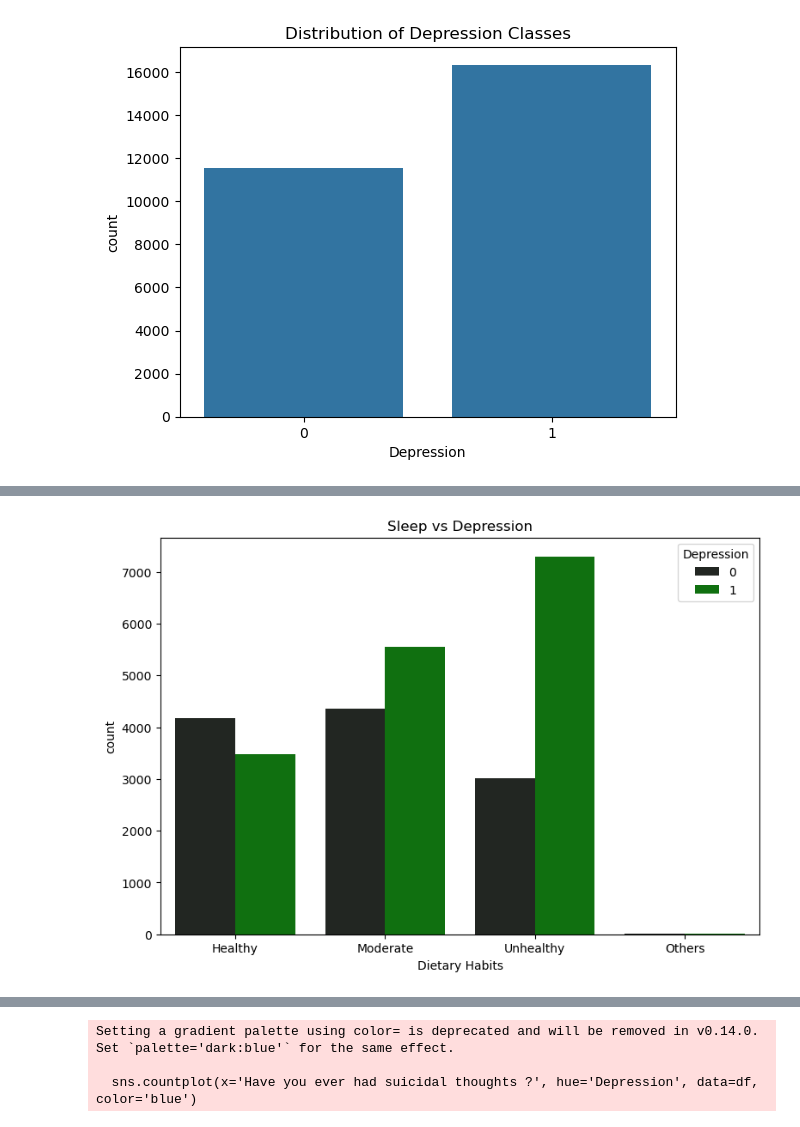
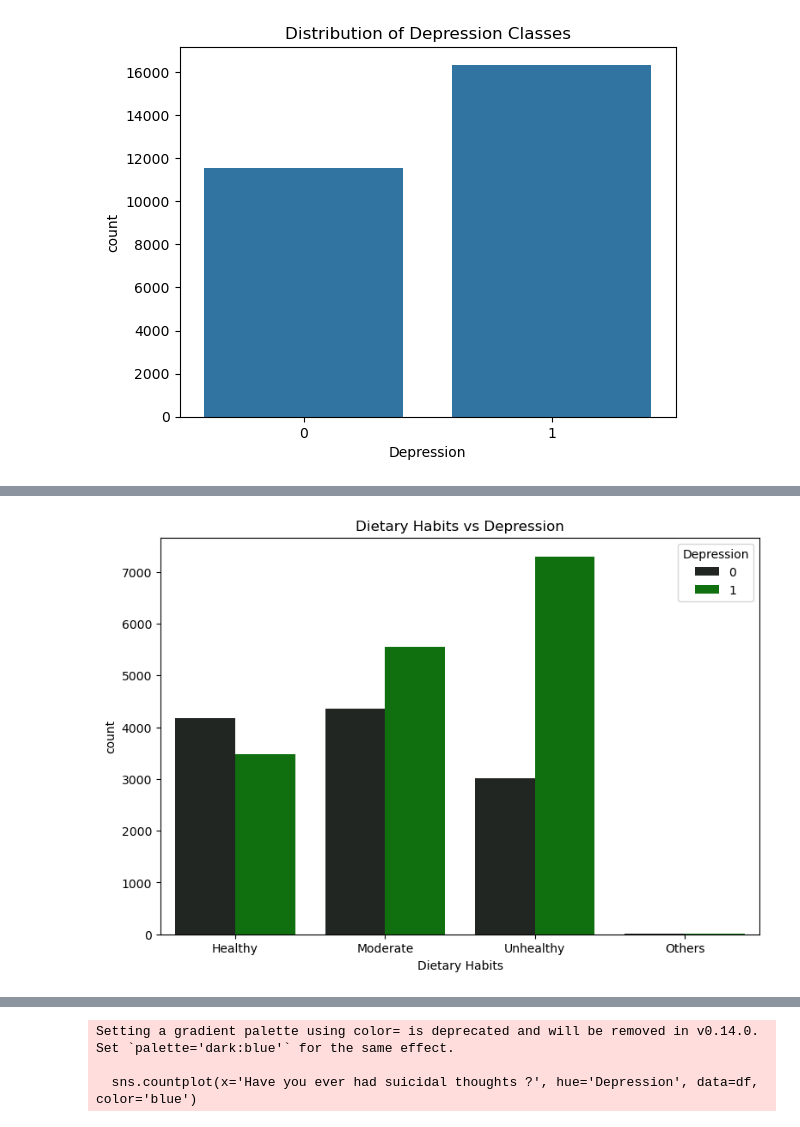
Before and after one commit to cathym20/Student-Depression, a Jupyter notebook: student_depression.ipynb, the cells around one changed output, grey strips where cells are left out. Cells and saved outputs as stored; diff of their text form; code cells hidden in the pictures.

```diff
--- a/student_depression.ipynb
+++ b/student_depression.ipynb
@@ -24,6 +24,8 @@ from sklearn.metrics import roc_auc_score, RocCurveDisplay
 from sklearn.preprocessing import FunctionTransformer
 # %%
 df = pd.read_csv('student_depression_dataset.csv')
+# %%
+df = df.drop('id',axis=1)
 # %% [markdown]
 Exploratory Data Analysis
 # %%
@@ -175,10 +170,10 @@ Setting a gradient palette using color= is deprecated and will be removed in v0.
 # %%
 plt.figure(figsize=(9,6))
 sns.countplot(x='Dietary Habits', hue='Depression', data=df, palette='dark:green')
-plt.title('Sleep vs Depression')
+plt.title('Dietary Habits vs Depression')
 plt.show()
 # %% [output]
-[figure, old version]
+[figure, new version]
 # %%
 plt.figure(figsize=(9,6))
 sns.countplot(x='Financial Stress', hue='Depression', data=df, palette='dark:purple')
```
Also changed, not shown: parts of 9 cells of this notebook.
